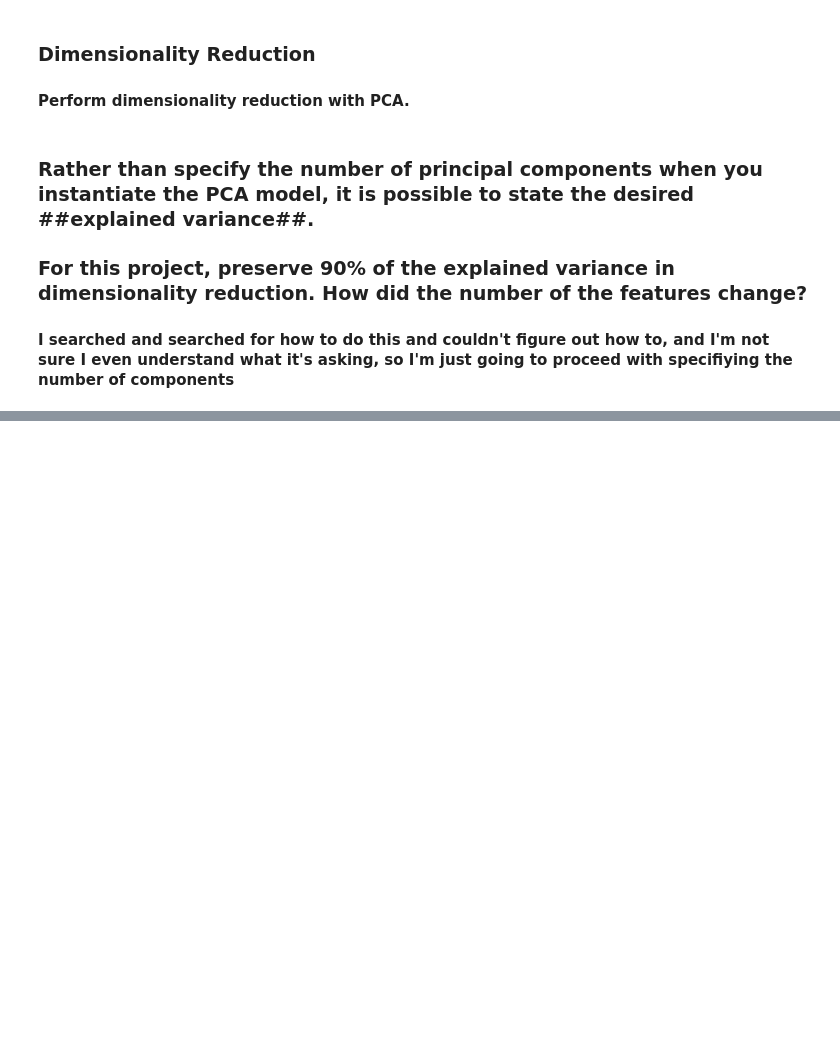
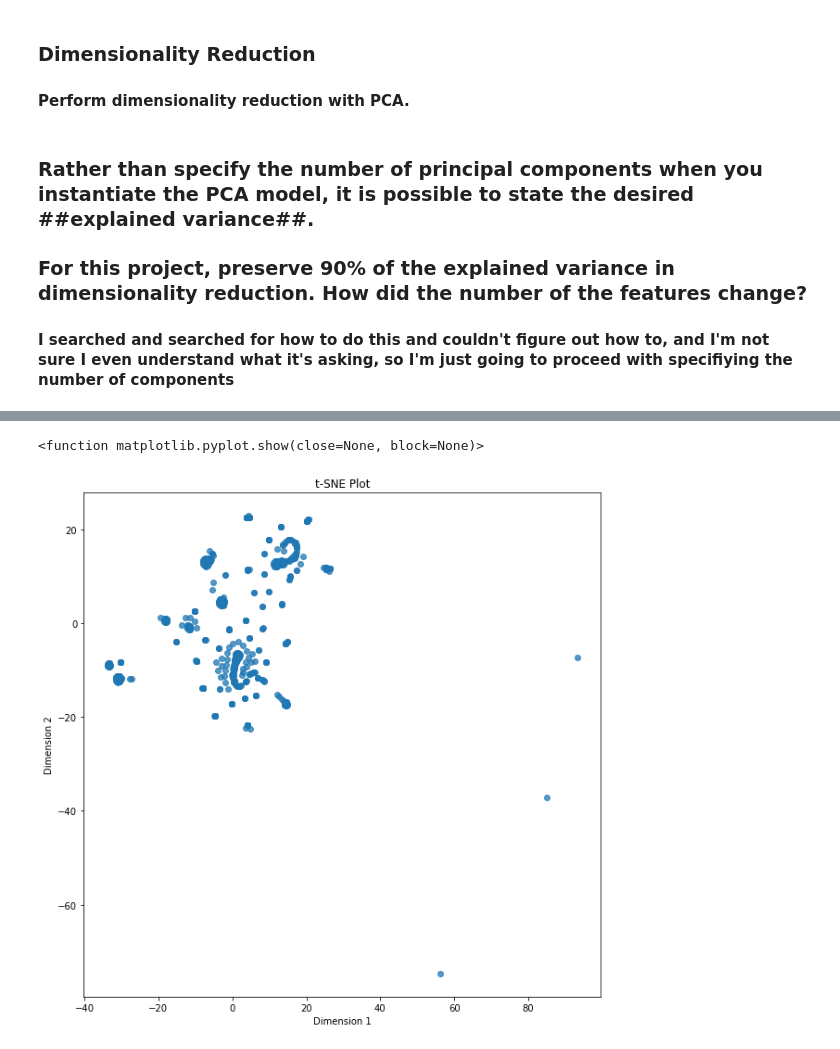
Before and after one commit to 104ambrown/Cryptocurrency-ChallengeUML, a Jupyter notebook: Crypto-Challenge_Unsupervised_ML.ipynb, the cells around one changed output, grey strips where cells are left out. Saved outputs shown, nothing was run; the diff lists cells and outputs as text; code cells hidden in the pictures; blank space fills up the shorter version.

```diff
--- a/Crypto-Challenge_Unsupervised_ML.ipynb
+++ b/Crypto-Challenge_Unsupervised_ML.ipynb
@@ -239,5 +248,18 @@ cryptoPCA_df.head()
 # %%
 # Create a scatter plot of the t-SNE output. Observe whether there are distinct clusters or not.
+plt.figure(figsize=(10,10))
+plt.scatter(
+    x=tsne_features[:,0],
+    y=tsne_features[:,1],
+    alpha = 0.75)
+
+plt.title("t-SNE Plot")
+plt.xlabel("Dimension 1")
+plt.ylabel("Dimension 2")
+plt.show
+# %% [output]
+<function matplotlib.pyplot.show(close=None, block=None)>
+[figure, added]
 # %%
 ### Cluster Analysis with k-Means
 # Create an elbow plot to identify the best number of clusters.
```
Also changed, not shown: parts of 4 cells of this notebook.
